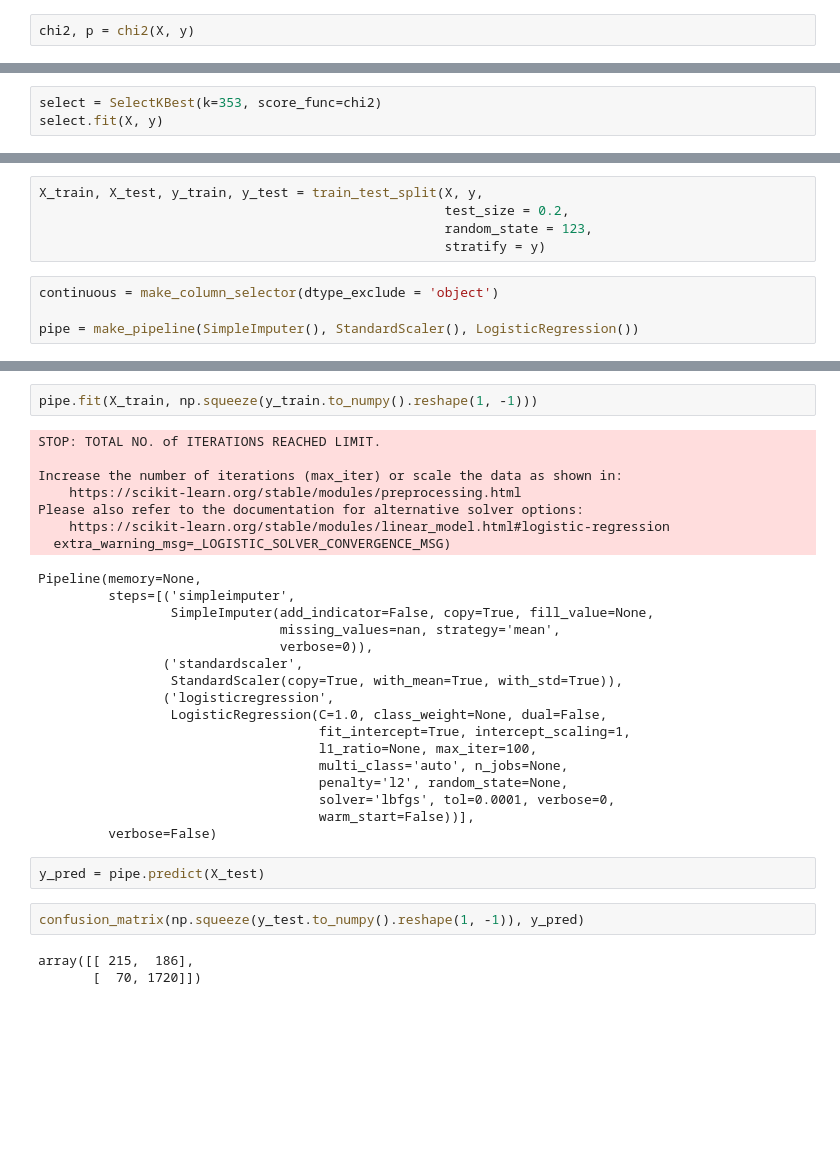
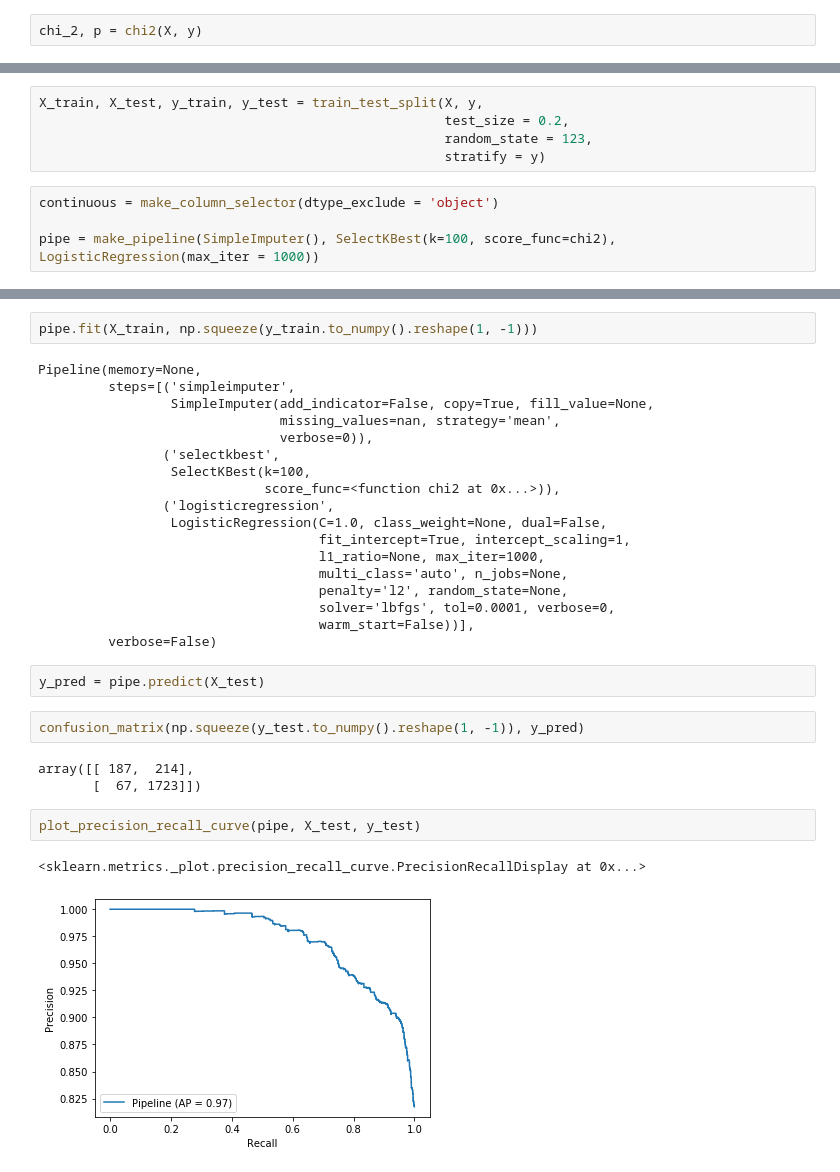
Before and after one commit to Programming-Systems-Lab/Capstone-2, a Jupyter notebook: Model Training/Train Models.ipynb, the cells around one changed output, grey strips where cells are left out. Cells and saved outputs as stored; diff of their text form; blank space fills up the shorter version.

Commit message:
Upload the notebook for model training

```diff
--- a/Model Training/Train Models.ipynb
+++ b/Model Training/Train Models.ipynb
@@ -75,7 +90,7 @@ X.drop(X.max()[X.max() == 0].index.to_list(), axis = 1, inplace = True)
 #### (2) Features Extracted by Us
   + Number of featuers extracted by us (sensors): 29
 # %%
-chi2, p = chi2(X, y)
+chi_2, p = chi2(X, y)
 # %%
 plt.figure(figsize = (10, 6))
 plt.scatter(np.arange(1, 353), p)
@@ -86,6 +101,3 @@ plt.legend()
 # %% [output]
 <matplotlib.legend.Legend at 0x...>
 [figure]
-# %%
-select = SelectKBest(k=353, score_func=chi2)
-select.fit(X, y)
@@ -124,7 +111,7 @@ X_train, X_test, y_train, y_test = train_test_split(X, y,
 # %%
 continuous = make_column_selector(dtype_exclude = 'object')
 
-pipe = make_pipeline(SimpleImputer(), StandardScaler(), LogisticRegression())
+pipe = make_pipeline(SimpleImputer(), SelectKBest(k=100, score_func=chi2), LogisticRegression(max_iter = 1000))
 # %%
 avg_val_score = np.mean(cross_val_score(pipe, X_train, np.squeeze(y_train.to_numpy().reshape(1, -1)), cv = 5))
 print('The mean test score of Logistic Regression model is:', avg_val_score)
@@ -157,33 +120,32 @@ Please also refer to the documentation for alternative solver options:
 # %%
 pipe.fit(X_train, np.squeeze(y_train.to_numpy().reshape(1, -1)))
 # %% [output]
-STOP: TOTAL NO. of ITERATIONS REACHED LIMIT.
-
-Increase the number of iterations (max_iter) or scale the data as shown in:
-    https://scikit-learn.org/stable/modules/preprocessing.html
-Please also refer to the documentation for alternative solver options:
-    https://scikit-learn.org/stable/modules/linear_model.html#logistic-regression
-  extra_warning_msg=_LOGISTIC_SOLVER_CONVERGENCE_MSG)
+Pipeline(memory=None,
+         steps=[('simpleimputer',
+                 SimpleImputer(add_indicator=False, copy=True, fill_value=None,
+                               missing_values=nan, strategy='mean',
+                               verbose=0)),
+                ('selectkbest',
+                 SelectKBest(k=100,
+                             score_func=<function chi2 at 0x...>)),
+                ('logisticregression',
+                 LogisticRegression(C=1.0, class_weight=None, dual=False,
+                                    fit_intercept=True, intercept_scaling=1,
+                                    l1_ratio=None, max_iter=1000,
+                                    multi_class='auto', n_jobs=None,
+                                    penalty='l2', random_state=None,
+                                    solver='lbfgs', tol=0.0001, verbose=0,
+                                    warm_start=False))],
+         verbose=False)
-Pipeline(memory=None,
-         steps=[('simpleimputer',
-                 SimpleImputer(add_indicator=False, copy=True, fill_value=None,
-                               missing_values=nan, strategy='mean',
-                               verbose=0)),
-                ('standardscaler',
-                 StandardScaler(copy=True, with_mean=True, with_std=True)),
-                ('logisticregression',
-                 LogisticRegression(C=1.0, class_weight=None, dual=False,
-                                    fit_intercept=True, intercept_scaling=1,
-                                    l1_ratio=None, max_iter=100,
-                                    multi_class='auto', n_jobs=None,
-                                    penalty='l2', random_state=None,
-                                    solver='lbfgs', tol=0.0001, verbose=0,
-                                    warm_start=False))],
-         verbose=False)
 # %%
 y_pred = pipe.predict(X_test)
 # %%
 confusion_matrix(np.squeeze(y_test.to_numpy().reshape(1, -1)), y_pred)
 # %% [output]
-array([[ 215,  186],
-       [  70, 1720]])
+array([[ 187,  214],
+       [  67, 1723]])
+# %%
+plot_precision_recall_curve(pipe, X_test, y_test)
+# %% [output]
+<sklearn.metrics._plot.precision_recall_curve.PrecisionRecallDisplay at 0x...>
+[figure, added]
```
Also changed, not shown: parts of 6 cells of this notebook.
